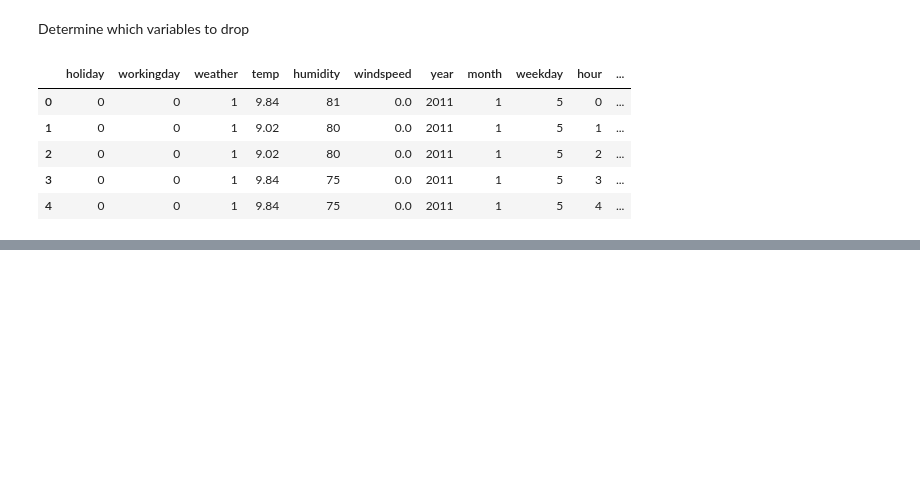
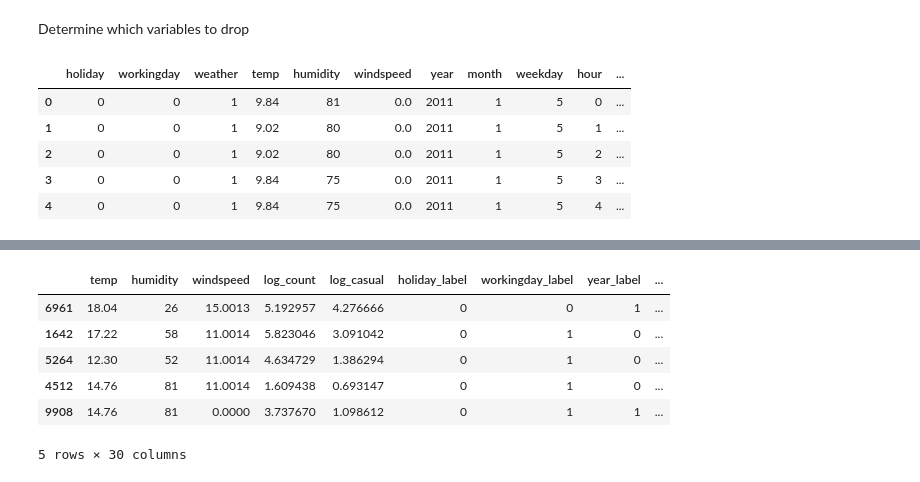
Before and after one commit to ChristianConchari/bike-sharing-demand, a Jupyter notebook: notebooks/data_exploration.ipynb, the cells around one changed output, grey strips where cells are left out. Saved outputs shown, nothing was run; the diff lists cells and outputs as text; code cells hidden in the pictures; blank space fills up the shorter version.

```diff
--- a/notebooks/data_exploration.ipynb
+++ b/notebooks/data_exploration.ipynb
@@ -311,0 +347,17 @@ Name: log_count, dtype: float64
+# %%
+# Encode using label encoding
+train_data_df = label_encode(train_data_df, ['holiday', 'workingday', 'year'])
+# Encode using one-hot encoding
+train_data_df = one_hot_encode(train_data_df, ['weather', 'month', 'weekday'])
+# Encode using cyclic encoding
+train_data_df = cyclic_encode(train_data_df, ['hour'])
+# %%
+train_data_df.sample(5)
+# %% [output]
+|  | temp | humidity | windspeed | log_count | log_casual | holiday_label | workingday_label | year_label | ... |
+| 6961 | 18.04 | 26 | 15.0013 | 5.192957 | 4.276666 | 0 | 0 | 1 | ... |
+| 1642 | 17.22 | 58 | 11.0014 | 5.823046 | 3.091042 | 0 | 1 | 0 | ... |
+| 5264 | 12.30 | 52 | 11.0014 | 4.634729 | 1.386294 | 0 | 1 | 0 | ... |
+| 4512 | 14.76 | 81 | 11.0014 | 1.609438 | 0.693147 | 0 | 1 | 0 | ... |
+| 9908 | 14.76 | 81 | 0.0000 | 3.737670 | 1.098612 | 0 | 1 | 1 | ... |
+5 rows × 30 columns
```
Also changed, not shown: parts of 9 cells of this notebook.
